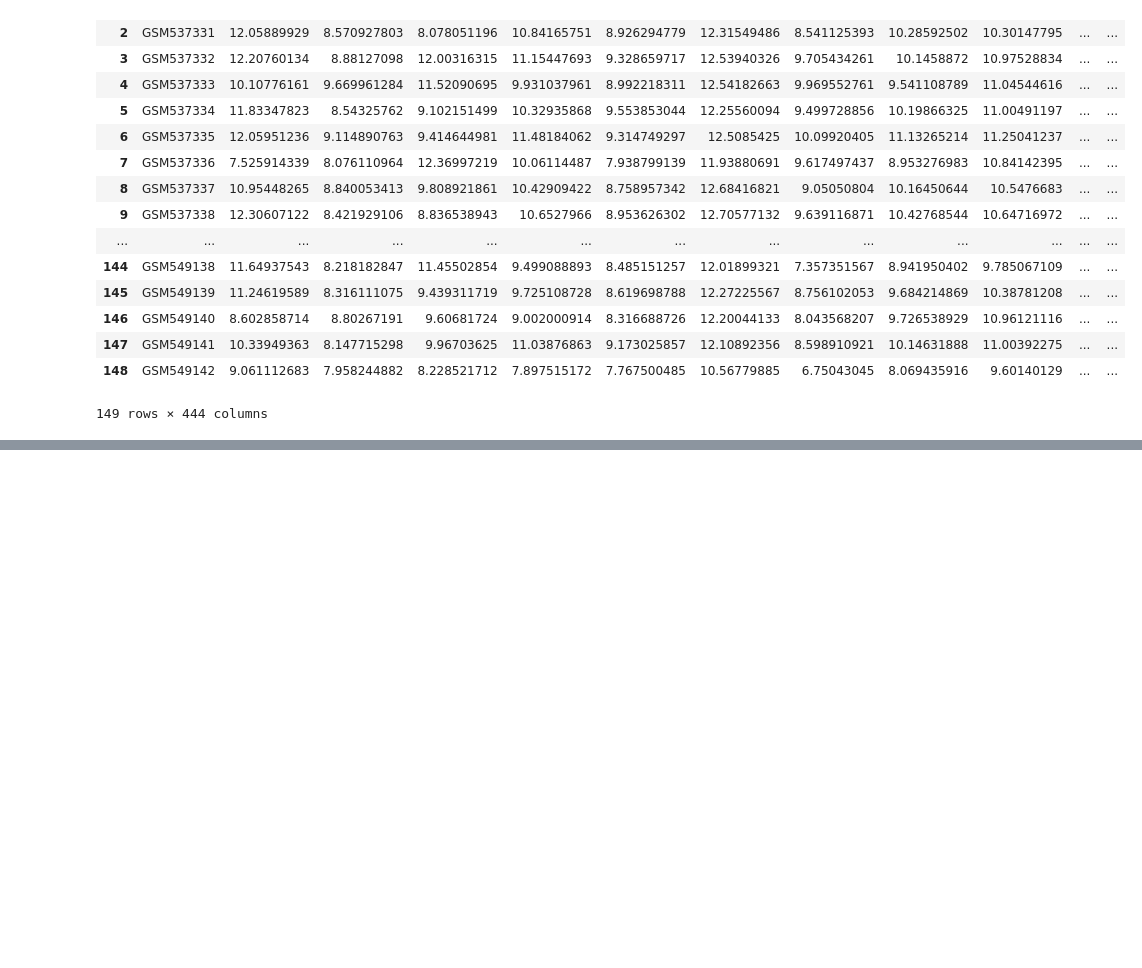
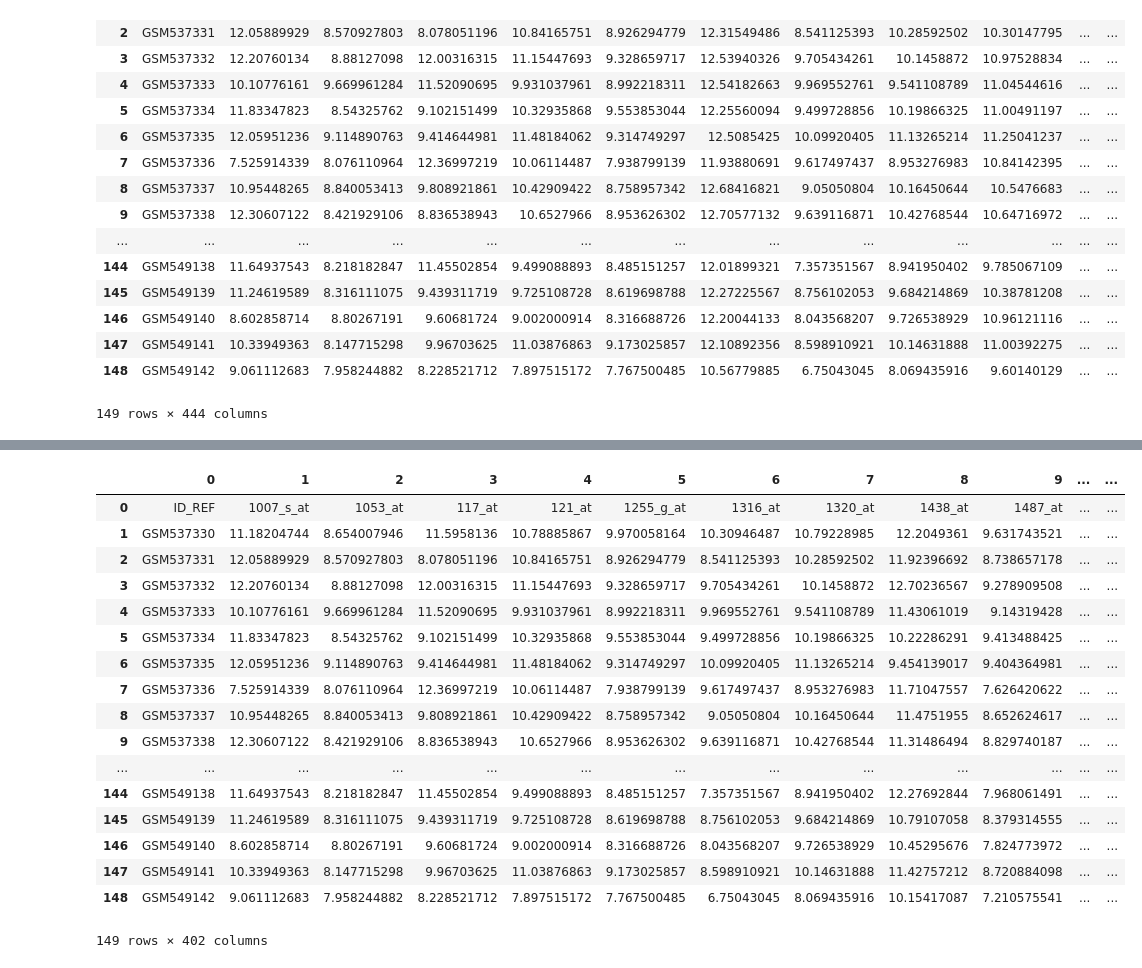
Before and after one commit to SachaKor/BBC-projet, a Jupyter notebook: BBC-project.ipynb, the cells around one changed output, grey strips where cells are left out. Cells and saved outputs as stored; diff of their text form; code cells hidden in the pictures; blank space fills up the shorter version.

```diff
--- a/BBC-project.ipynb
+++ b/BBC-project.ipynb
@@ -226,6 +226,11 @@ sig_genes_frame
 193 rows × 8 columns
 # %%
 def get_sig_genes(sig_genes_frame, data):
+    '''
+    This function extracts the significant genes from the dataset
+    sig_genes_frame: pandas dataframe containing values of significant genes (SAM result)
+    data: the original dataset
+    '''
     # extract the indices of all significant genes
     idx_sig_genes = sig_genes_frame.values[:, 0]
     # create a numpy array that will contain the data of all significant genes
@@ -336,0 +390,2 @@ sig_genes_df.to_csv('sig_genes_all.csv', index=False, header=False)
+# %%
+X, y = rfe_data(sig_genes_all_22k, samples)
@@ -336,0 +408,6 @@ sig_genes_df.to_csv('sig_genes_all.csv', index=False, header=False)
+# %%
+# Create the RFE object and rank each gene
+svc = SVC(kernel="linear", C=1)
+rfe = RFE(estimator=svc, n_features_to_select=400, step=100)
+# The following function will filter the input so that only the significant {n_features_to_select} or less genes remain
+rfe_selected = rfe.fit_transform(X, y)
@@ -336,0 +418,3 @@ sig_genes_df.to_csv('sig_genes_all.csv', index=False, header=False)
+# %%
+selected_indices = rfe.get_support(indices=True)
+selected_indices
@@ -336,0 +439,42 @@ sig_genes_df.to_csv('sig_genes_all.csv', index=False, header=False)
+# %%
+idx_selected = selected_indices+1 # maka a shift because the first col contains the sample names
+nrows = X.shape[0]+1 # +1 line for the sample ids
+ncols = selected_indices.shape[0]+2 # +2 columns for the gene id and the label
+rfe_selected_data = np.ndarray((nrows, ncols), dtype=object)
+rfe_selected_data[:, 0] = data[0,:ncols] # sample ids
+
+# Label the samples: Malign = 1, Benign = 0
+for i, sample in enumerate(rfe_selected_data):
+    if (i == 0):
+        rfe_selected_data[i, ncols-1] = 'label'
+    else:
+        if(samples[rfe_selected_data[i, 0]] == 'cancer'):
+            rfe_selected_data[i, ncols-1] = 1
+        else:
+            rfe_selected_data[i, ncols-1] = 0
+
+# gene ids
+rfe_selected_data[0, 1:ncols-1] = data[idx_selected,0]
+# Now fill the array with the values corresponding to the selected genes
+rfe_selected_data[1:, 1:ncols-1] = rfe_selected
+rfe_selected_df = pd.DataFrame(rfe_selected_data)
+rfe_selected_df
+# %% [output]
+|  | 0 | 1 | 2 | 3 | 4 | 5 | 6 | 7 | 8 | 9 | ... | ... |
+| 0 | ID_REF | 1007_s_at | 1053_at | 117_at | 121_at | 1255_g_at | 1316_at | 1320_at | 1438_at | 1487_at | ... | ... |
+| 1 | GSM537330 | 11.18204744 | 8.654007946 | 11.5958136 | 10.78885867 | 9.970058164 | 10.30946487 | 10.79228985 | 12.2049361 | 9.631743521 | ... | ... |
+| 2 | GSM537331 | 12.05889929 | 8.570927803 | 8.078051196 | 10.84165751 | 8.926294779 | 8.541125393 | 10.28592502 | 11.92396692 | 8.738657178 | ... | ... |
+| 3 | GSM537332 | 12.20760134 | 8.88127098 | 12.00316315 | 11.15447693 | 9.328659717 | 9.705434261 | 10.1458872 | 12.70236567 | 9.278909508 | ... | ... |
+| 4 | GSM537333 | 10.10776161 | 9.669961284 | 11.52090695 | 9.931037961 | 8.992218311 | 9.969552761 | 9.541108789 | 11.43061019 | 9.14319428 | ... | ... |
+| 5 | GSM537334 | 11.83347823 | 8.54325762 | 9.102151499 | 10.32935868 | 9.553853044 | 9.499728856 | 10.19866325 | 10.22286291 | 9.413488425 | ... | ... |
+| 6 | GSM537335 | 12.05951236 | 9.114890763 | 9.414644981 | 11.48184062 | 9.314749297 | 10.09920405 | 11.13265214 | 9.454139017 | 9.404364981 | ... | ... |
+| 7 | GSM537336 | 7.525914339 | 8.076110964 | 12.36997219 | 10.06114487 | 7.938799139 | 9.617497437 | 8.953276983 | 11.71047557 | 7.626420622 | ... | ... |
+| 8 | GSM537337 | 10.95448265 | 8.840053413 | 9.808921861 | 10.42909422 | 8.758957342 | 9.05050804 | 10.16450644 | 11.4751955 | 8.652624617 | ... | ... |
+| 9 | GSM537338 | 12.30607122 | 8.421929106 | 8.836538943 | 10.6527966 | 8.953626302 | 9.639116871 | 10.42768544 | 11.31486494 | 8.829740187 | ... | ... |
+| ... | ... | ... | ... | ... | ... | ... | ... | ... | ... | ... | ... | ... |
+| 144 | GSM549138 | 11.64937543 | 8.218182847 | 11.45502854 | 9.499088893 | 8.485151257 | 7.357351567 | 8.941950402 | 12.27692844 | 7.968061491 | ... | ... |
+| 145 | GSM549139 | 11.24619589 | 8.316111075 | 9.439311719 | 9.725108728 | 8.619698788 | 8.756102053 | 9.684214869 | 10.79107058 | 8.379314555 | ... | ... |
+| 146 | GSM549140 | 8.602858714 | 8.80267191 | 9.60681724 | 9.002000914 | 8.316688726 | 8.043568207 | 9.726538929 | 10.45295676 | 7.824773972 | ... | ... |
+| 147 | GSM549141 | 10.33949363 | 8.147715298 | 9.96703625 | 11.03876863 | 9.173025857 | 8.598910921 | 10.14631888 | 11.42757212 | 8.720884098 | ... | ... |
+| 148 | GSM549142 | 9.061112683 | 7.958244882 | 8.228521712 | 7.897515172 | 7.767500485 | 6.75043045 | 8.069435916 | 10.15417087 | 7.210575541 | ... | ... |
+149 rows × 402 columns
```
Also changed, not shown: parts of 21 cells of this notebook, 8 other files.
